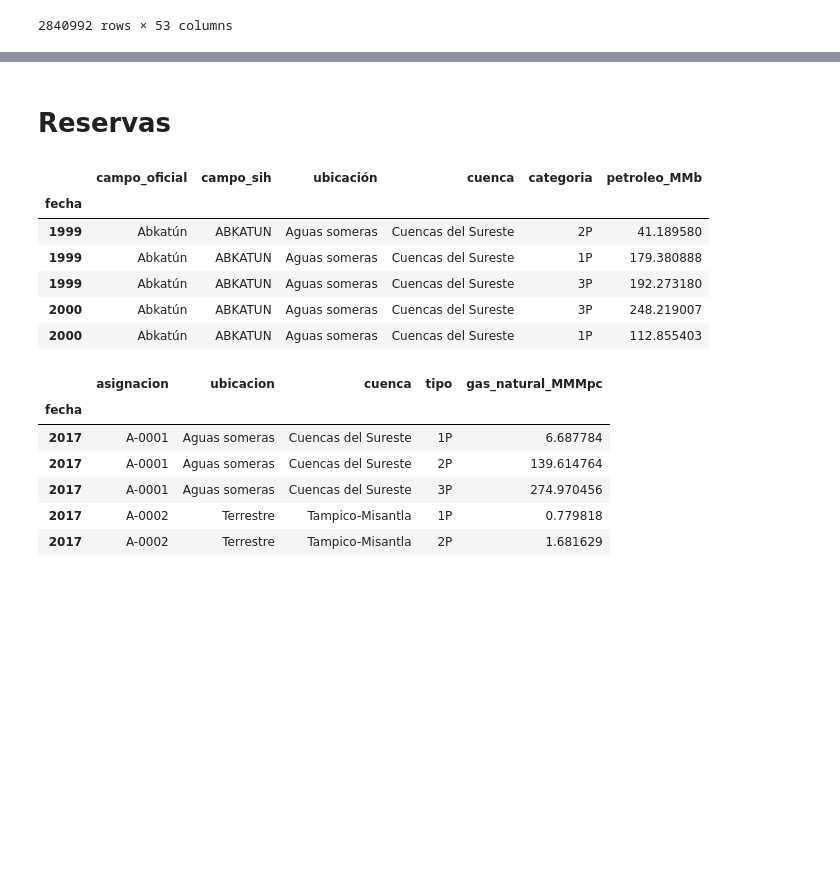
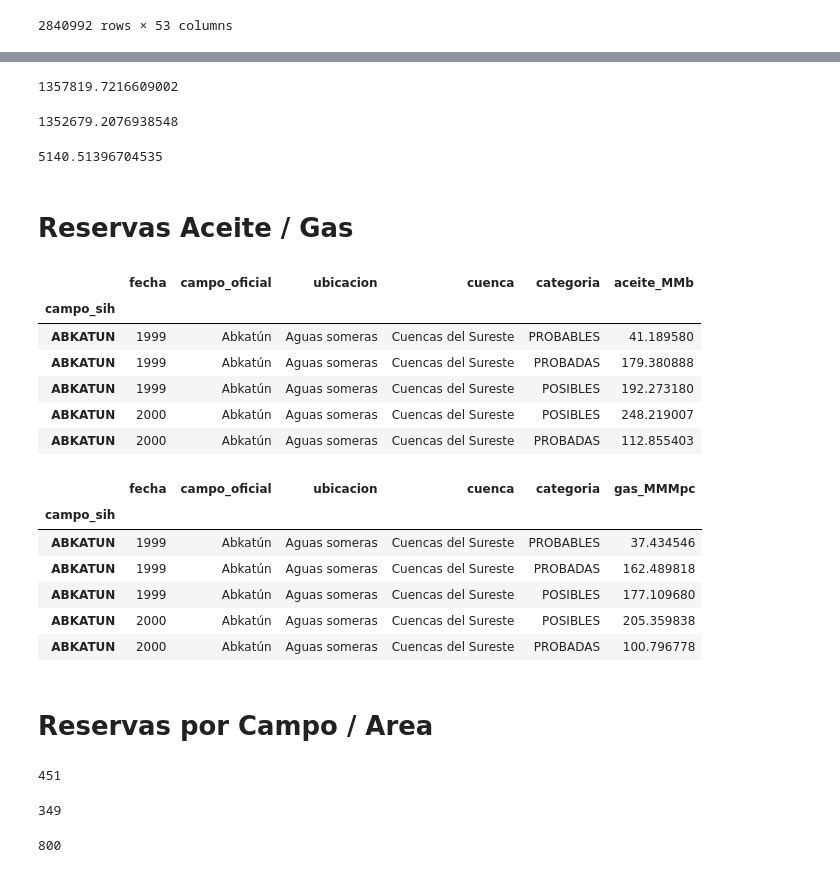
Before and after one commit to eliasft/projects, a Jupyter notebook: benchmarks_v1.ipynb, the cells around one changed output, grey strips where cells are left out. Drawn from its saved outputs; the diff is of its cells as text; code cells hidden in the pictures; blank space fills up the shorter version.

```diff
--- a/benchmarks_v1.ipynb
+++ b/benchmarks_v1.ipynb
@@ -451,31 +487,39 @@ display(df2.shape)
+# %%
+display(total2, total1,total2-total1)
+# %% [output]
+1357819.7216609002
+1352679.2076938548
+5140.51396704535
 # %% [markdown]
-# Reservas
+# Reservas Aceite / Gas
 # %%
 reservas_aceite=pd.read_csv(r'C:/Users/elias/Google Drive/python/csv/benchmark/mexico/mx_reservas/reservas_aceite.csv',
-                 index_col=[0],
+                 index_col=[2],
                  low_memory=True)
 
 reservas_gas=pd.read_csv(r'C:/Users/elias/Google Drive/python/csv/benchmark/mexico//mx_reservas/reservas_gas.csv',
-                 index_col=[0],
+                 index_col=[2],
                  low_memory=True)
+
+display(reservas_aceite.head(),
+        reservas_gas.head())
+# %% [output]
+|  | fecha | campo_oficial | ubicacion | cuenca | categoria | aceite_MMb |
+| campo_sih |  |  |  |  |  |  |
+| ABKATUN | 1999 | Abkatún | Aguas someras | Cuencas del Sureste | PROBABLES | 41.189580 |
+| ABKATUN | 1999 | Abkatún | Aguas someras | Cuencas del Sureste | PROBADAS | 179.380888 |
+| ABKATUN | 1999 | Abkatún | Aguas someras | Cuencas del Sureste | POSIBLES | 192.273180 |
+| ABKATUN | 2000 | Abkatún | Aguas someras | Cuencas del Sureste | POSIBLES | 248.219007 |
+| ABKATUN | 2000 | Abkatún | Aguas someras | Cuencas del Sureste | PROBADAS | 112.855403 |
+|  | fecha | campo_oficial | ubicacion | cuenca | categoria | gas_MMMpc |
+| campo_sih |  |  |  |  |  |  |
+| ABKATUN | 1999 | Abkatún | Aguas someras | Cuencas del Sureste | PROBABLES | 37.434546 |
+| ABKATUN | 1999 | Abkatún | Aguas someras | Cuencas del Sureste | PROBADAS | 162.489818 |
+| ABKATUN | 1999 | Abkatún | Aguas someras | Cuencas del Sureste | POSIBLES | 177.109680 |
+| ABKATUN | 2000 | Abkatún | Aguas someras | Cuencas del Sureste | POSIBLES | 205.359838 |
+| ABKATUN | 2000 | Abkatún | Aguas someras | Cuencas del Sureste | PROBADAS | 100.796778 |
-# %%
-display(reservas_aceite.head(),
-        reservas_gas.head())
-# %% [output]
-|  | campo_oficial | campo_sih | ubicación | cuenca | categoria | petroleo_MMb |
-| fecha |  |  |  |  |  |  |
-| 1999 | Abkatún | ABKATUN | Aguas someras | Cuencas del Sureste | 2P | 41.189580 |
-| 1999 | Abkatún | ABKATUN | Aguas someras | Cuencas del Sureste | 1P | 179.380888 |
-| 1999 | Abkatún | ABKATUN | Aguas someras | Cuencas del Sureste | 3P | 192.273180 |
-| 2000 | Abkatún | ABKATUN | Aguas someras | Cuencas del Sureste | 3P | 248.219007 |
-| 2000 | Abkatún | ABKATUN | Aguas someras | Cuencas del Sureste | 1P | 112.855403 |
-|  | asignacion | ubicacion | cuenca | tipo | gas_natural_MMMpc |
-| fecha |  |  |  |  |  |
-| 2017 | A-0001 | Aguas someras | Cuencas del Sureste | 1P | 6.687784 |
-| 2017 | A-0001 | Aguas someras | Cuencas del Sureste | 2P | 139.614764 |
-| 2017 | A-0001 | Aguas someras | Cuencas del Sureste | 3P | 274.970456 |
-| 2017 | A-0002 | Terrestre | Tampico-Misantla | 1P | 0.779818 |
-| 2017 | A-0002 | Terrestre | Tampico-Misantla | 2P | 1.681629 |
+# %% [markdown]
+# Reservas por Campo / Area
 # %%
 reservas_campos=pd.read_csv(r"C:/Users/elias/Google Drive/python/csv/benchmark/mexico/mx_reservas/reservas_campos.csv")
 
@@ -502,4 +546,16 @@ for x in lista_cols:
            lista_cols=lista_cols.str.upper()
 
 reservas_areas.columns=lista_cols
+# %%
+reservas=reservas_campos.append(reservas_areas)
+
+display(len(reservas_campos),
+        len(reservas_areas),
+        len(reservas))
+
+reservas=reservas.replace(to_replace='N/D',value=0,inplace=False,regex=True)
+# %% [output]
+451
+349
+800
 # %%
```
Also changed, not shown: parts of 21 cells of this notebook, 3 other files.
